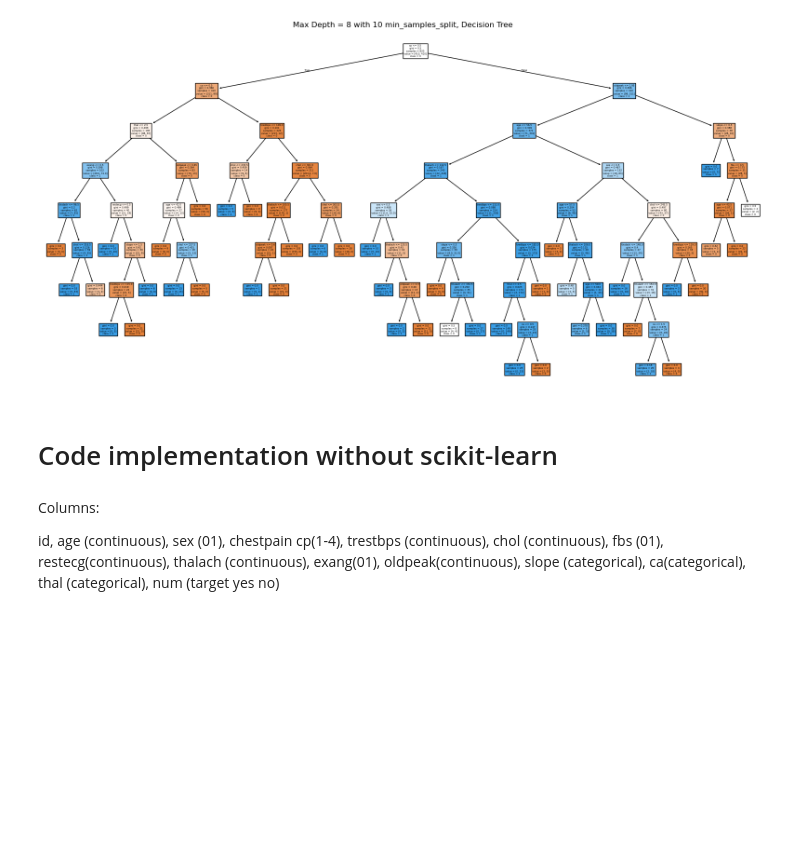
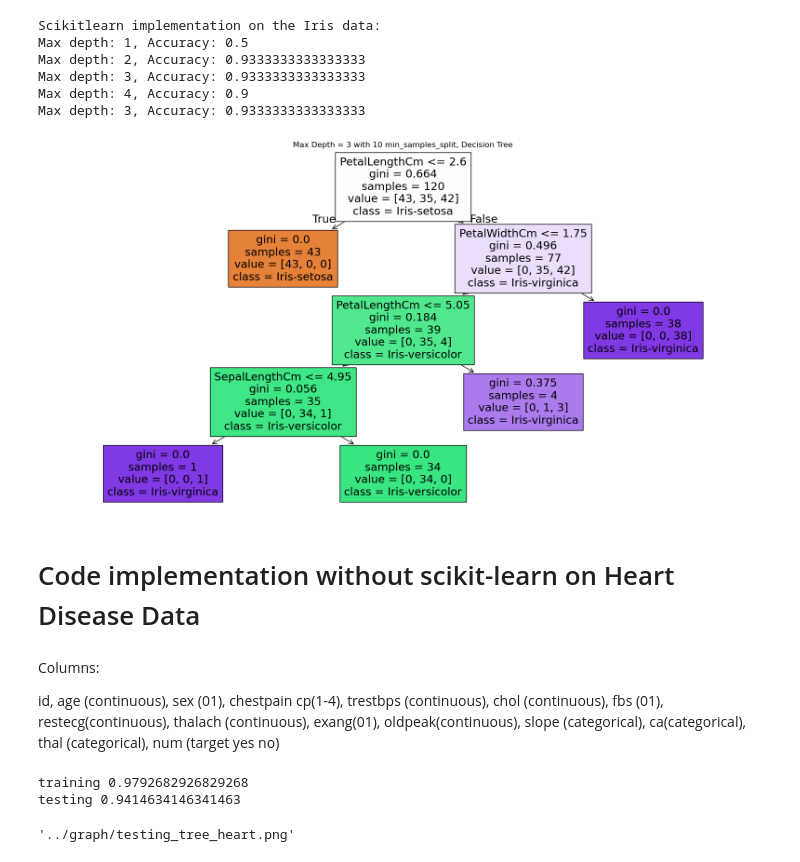
Before and after one commit to ihiroo/DATA2060_Final_Project, a Jupyter notebook: src/david.ipynb, the cells around one changed output. Drawn from its saved outputs; the diff is of its cells as text; code cells hidden in the pictures; blank space fills up the shorter version.

Commit message:
Finished min_sample, with other documented change

```diff
--- a/src/david.ipynb
+++ b/src/david.ipynb
@@ -41,18 +65,26 @@ Max depth: 8, Accuracy: 0.9463414634146341
 # %%
-model = DecisionTreeClassifier(criterion='gini', max_depth=8, min_samples_split=10, random_state=2060)
-model.fit(X_train, y_train)
-y_pred = model.predict(X_test)
-accuracy = accuracy_score(y_test, y_pred)
+print("Scikitlearn implementation on the Iris data:")
+df = pd.read_csv('../data/iris.csv')
 
+X = df.drop(columns=['Id','Species'], axis=1)
+y = df['Species']
+
+model, max_depth = scikitlearn_model(5, X, y) # Call the function to get the model
 plt.figure(figsize=(20, 10))
 plot_tree(model, feature_names=X.columns, class_names=[str(cls) for cls in model.classes_], filled=True)
-plt.title("Max Depth = 8 with 10 min_samples_split, Decision Tree")
-plt.savefig("../graph/decision_tree_scikitlearn.png")
+plt.title(f"Max Depth = {max_depth} with 10 min_samples_split, Decision Tree")
+plt.savefig("../graph/decision_tree_scikitlearn_iris.png")
 plt.show()
 # %% [output]
+Scikitlearn implementation on the Iris data:
+Max depth: 1, Accuracy: 0.5
+Max depth: 2, Accuracy: 0.9333333333333333
+Max depth: 3, Accuracy: 0.9333333333333333
+Max depth: 4, Accuracy: 0.9
+Max depth: 3, Accuracy: 0.9333333333333333
-[figure, old version]
+[figure, new version]
 # %% [markdown]
-# Code implementation without scikit-learn
+# Code implementation without scikit-learn on Heart Disease Data
 # %% [markdown]
 Columns:
 
@@ -278,3 +365,29 @@ class DecisionTree:
                     best_feature = f
                     best_split = np.mean(unique_val)
         return best_feature, best_split, mini_gini
+# %%
+data = pd.read_csv('../data/heart.csv')
+object_columns = data.select_dtypes(include=['object']).columns.tolist()
+for col in object_columns:
+    data[col] = pd.to_numeric(data[col], errors='coerce') # convert the object columns to numeric
+
+X = data.drop(columns=['target']).to_numpy().tolist() # drop the target column
+y = data['target'].to_numpy().tolist() # get the target column
+X_train, X_test, y_train, y_test = train_test_split(X, y, test_size=0.2, random_state=2060)
+
+data = [features + [label] for label, features in zip(y_train, X_train)] # reconstruct the data
+tree = DecisionTree(data, max_depth=10)
+accuracy = tree.accuracy(data)
+print("training", accuracy)
+
+data = [features + [label] for label, features in zip(y_test, X_test)]
+accuracy = tree.accuracy(data)
+print("testing", accuracy)
+
+# Save the tree in the graph folder
+dot = visualize_tree(tree)
+dot.render('../graph/testing_tree_heart', format='png', cleanup=True)
+# %% [output]
+training 0.9792682926829268
+testing 0.9414634146341463
+'../graph/testing_tree_heart.png'
```
Also changed, not shown: parts of 7 cells of this notebook, 7 other files.
